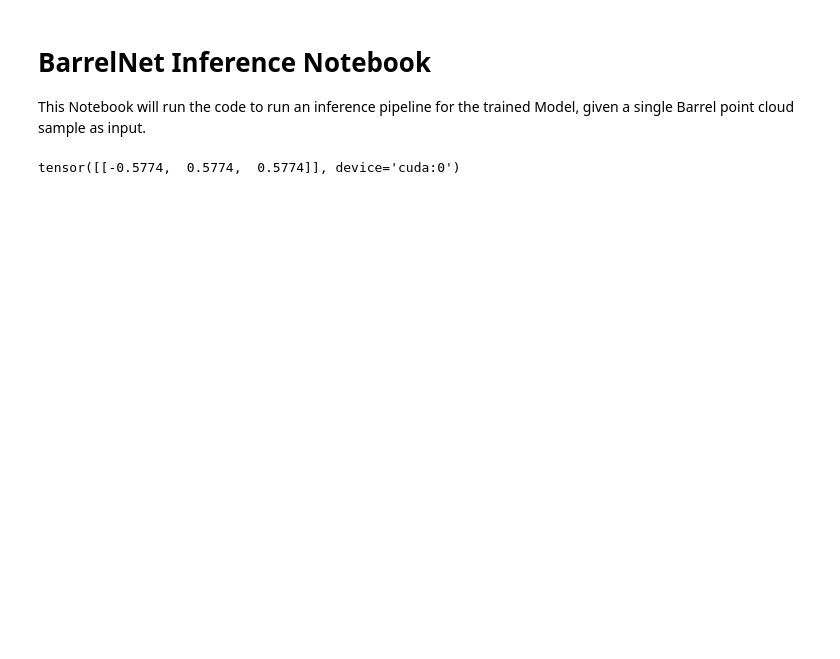
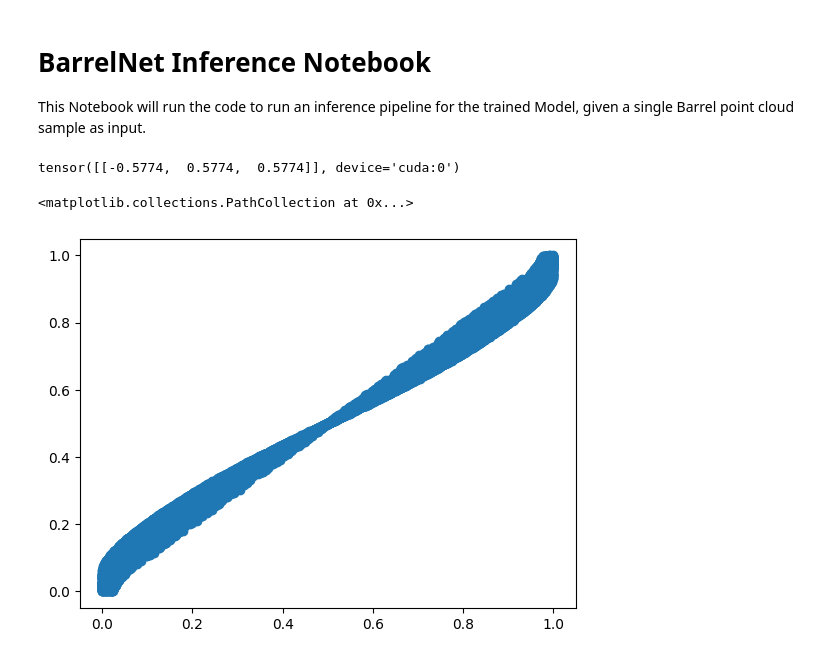
Before and after one commit to chinmay0301ucsd/barrelnet, a Jupyter notebook: pointnet/pointnet_inference.ipynb, the cells around one changed output. Cells and saved outputs as stored; diff of their text form; code cells hidden in the pictures; blank space fills up the shorter version.

Commit message:
added zshift and radius pred. radius pred not working well

```diff
--- a/pointnet/pointnet_inference.ipynb
+++ b/pointnet/pointnet_inference.ipynb
@@ -35,3 +35,55 @@ with torch.no_grad():
 axis_pred
 # %% [output]
 tensor([[-0.5774,  0.5774,  0.5774]], device='cuda:0')
+# %%
+import torch
+import numpy as np
+from util import random_cylinder, monte_carlo_volume_ratio
+import matplotlib.pyplot as plt
+from tqdm import tqdm
+
+def sample_normals(num_samples, device='cuda'):
+	"""
+	Sample random unit vectors uniformly distributed on the upper hemisphere.
+
+	Args:
+		num_samples (int): Number of unit vectors to sample.
+		device (str): Device to perform the computation ('cpu' or 'cuda').
+
+	Returns:
+		torch.Tensor: Tensor of shape (num_samples, 3) containing the sampled unit vectors.
+	"""
+	phi = torch.rand(num_samples, device=device) * 2 * torch.pi
+	theta = torch.acos(torch.rand(num_samples, device=device))
+
+	x = torch.sin(theta) * torch.cos(phi)
+	y = torch.sin(theta) * torch.sin(phi)
+	z = torch.cos(theta)
+
+	return torch.stack((x, y, z), dim=1)
+
+
+normals = sample_normals(10000).cpu().numpy()
+
+height = 2.3
+radius = 1.0
+
+gt, approx = [], []
+for normal in tqdm(normals):
+	shift = (np.random.rand(1) - 0.5)[0]
+	origin = np.array([0., 0., shift*height])
+	x1 = origin + normal*height/2
+	x2 = origin - normal*height/2
+
+	a,b,c,d = 0,0,1,0 # ax + by + cz +d = 0
+	burial_frac_gt = 1 - monte_carlo_volume_ratio(100000, x1, x2, radius, a,b,c,d)
+	burial_frac_approx = np.clip(0.5 - shift,0,1)
+	gt.append(burial_frac_gt)
+	approx.append(burial_frac_approx)
+
+
+
+plt.scatter(gt, approx)
+# %% [output]
+<matplotlib.collections.PathCollection at 0x...>
+[figure, added]
```
Also changed, not shown: parts of 1 cell of this notebook, 5 other files.
